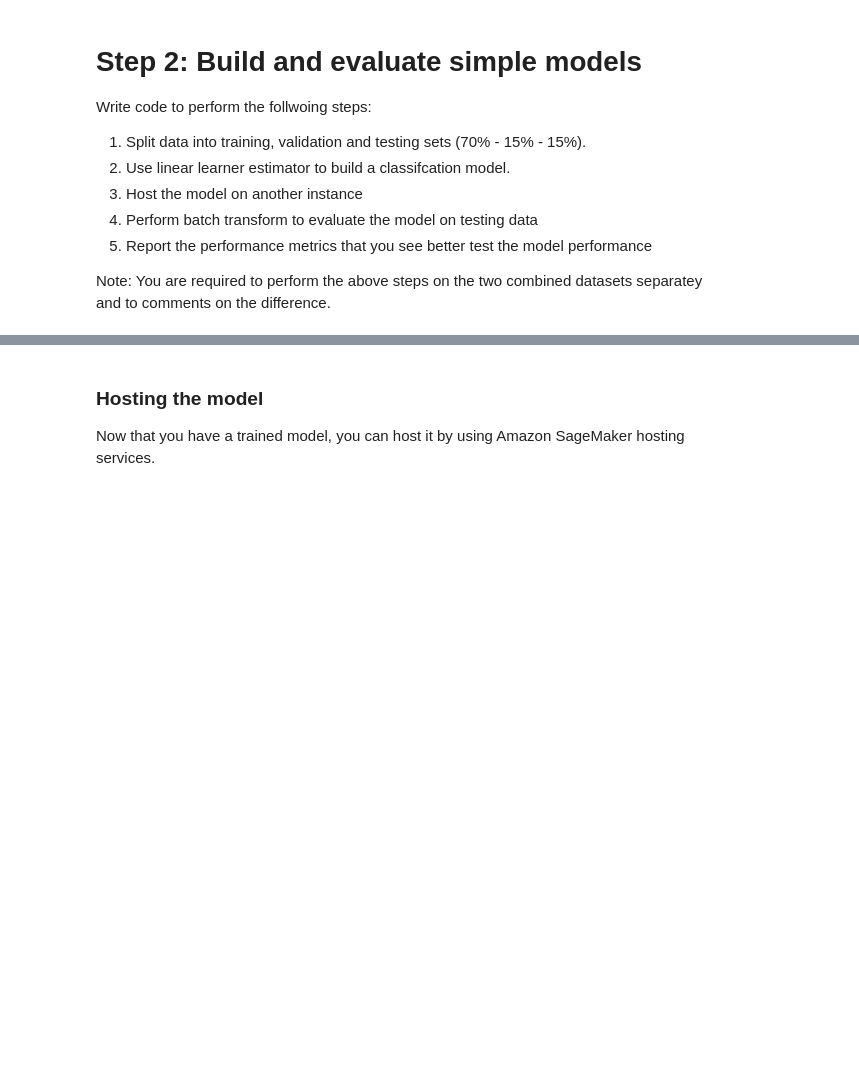
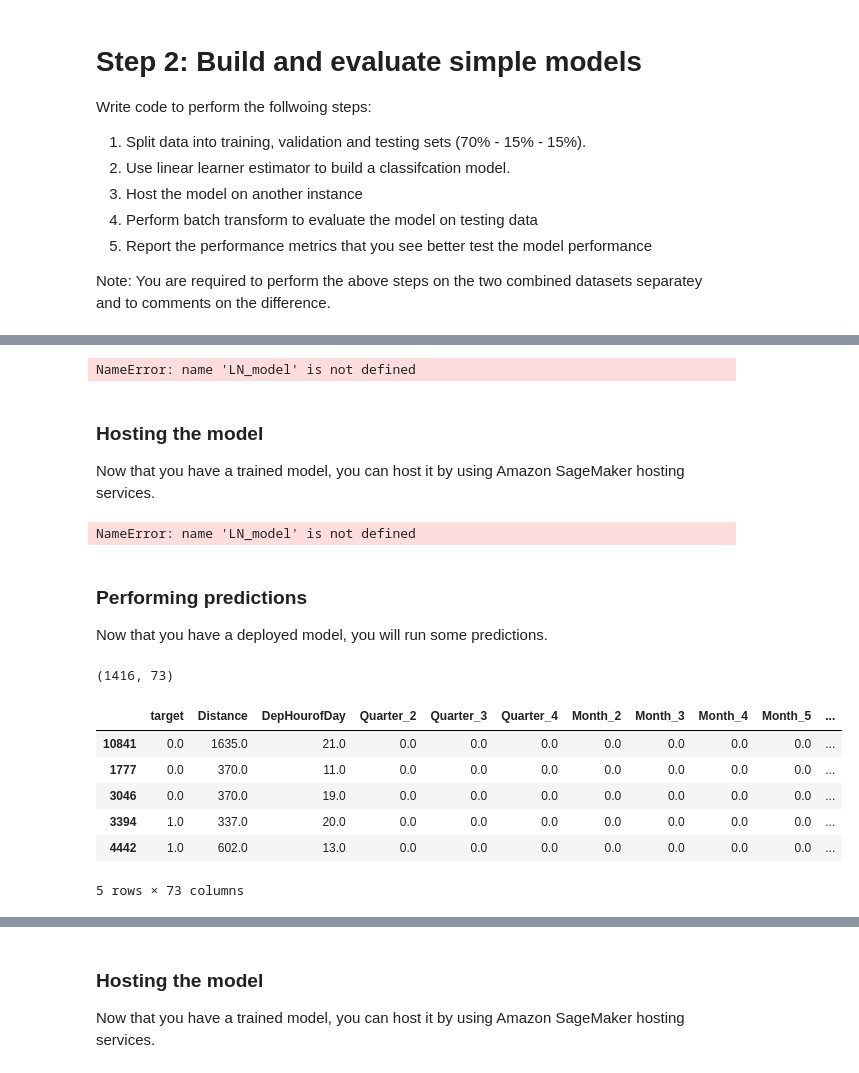
Before and after one commit to KayHuynh14/DataScienceFinalProj, a Jupyter notebook: FinalProj_u3245926_oncloud.ipynb, the cells around one changed output, grey strips where cells are left out. Cells and saved outputs as stored; diff of their text form; code cells hidden in the pictures; blank space fills up the shorter version.

```diff
--- a/FinalProj_u3245926_oncloud.ipynb
+++ b/FinalProj_u3245926_oncloud.ipynb
@@ -125,0 +50,3 @@ plot_roc(y_test, y_scores)
+# %%
+train, test_and_validate = train_test_split(data, test_size=0.2, random_state=42, stratify=data['target'])
+test, validate = train_test_split(test_and_validate, test_size=0.5, random_state=42, stratify=test_and_validate['target'])
@@ -125,0 +98,30 @@ plot_roc(y_test, y_scores)
+# %%
+LN_model.fit(inputs=data_channels, logs=False)
+# %% [output]
+NameError: name 'LN_model' is not defined
+# %% [markdown]
+### Hosting the model
+Now that you have a trained model, you can host it by using Amazon SageMaker hosting services.
+# %%
+LN_predictor = LN_model.deploy(initial_instance_count=1,
+                serializer = sagemaker.serializers.CSVSerializer(),
+                instance_type='ml.m4.xlarge')
+# %% [output]
+NameError: name 'LN_model' is not defined
+# %% [markdown]
+### Performing predictions
+Now that you have a deployed model, you will run some predictions.
+# %%
+test.shape
+# %% [output]
+(1416, 73)
+# %%
+test.head(5)
+# %% [output]
+|  | target | Distance | DepHourofDay | Quarter_2 | Quarter_3 | Quarter_4 | Month_2 | Month_3 | Month_4 | Month_5 | ... |
+| 10841 | 0.0 | 1635.0 | 21.0 | 0.0 | 0.0 | 0.0 | 0.0 | 0.0 | 0.0 | 0.0 | ... |
+| 1777 | 0.0 | 370.0 | 11.0 | 0.0 | 0.0 | 0.0 | 0.0 | 0.0 | 0.0 | 0.0 | ... |
+| 3046 | 0.0 | 370.0 | 19.0 | 0.0 | 0.0 | 0.0 | 0.0 | 0.0 | 0.0 | 0.0 | ... |
+| 3394 | 1.0 | 337.0 | 20.0 | 0.0 | 0.0 | 0.0 | 0.0 | 0.0 | 0.0 | 0.0 | ... |
+| 4442 | 1.0 | 602.0 | 13.0 | 0.0 | 0.0 | 0.0 | 0.0 | 0.0 | 0.0 | 0.0 | ... |
+5 rows × 73 columns
```
Also changed, not shown: parts of 226 cells of this notebook, 1 other file.
